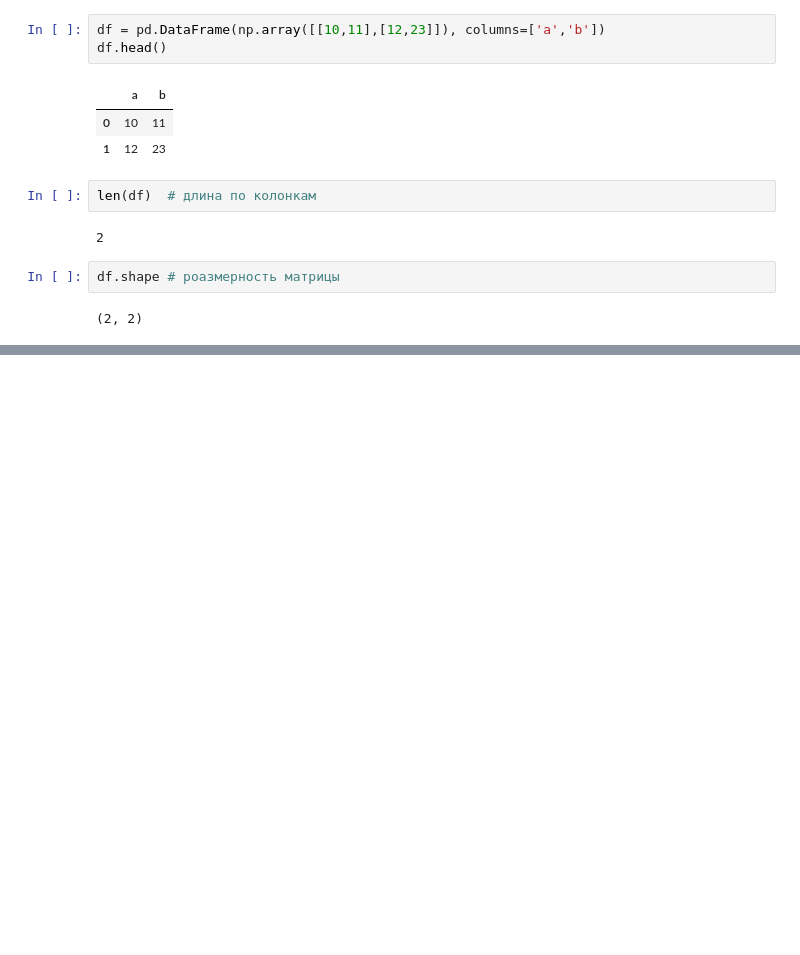
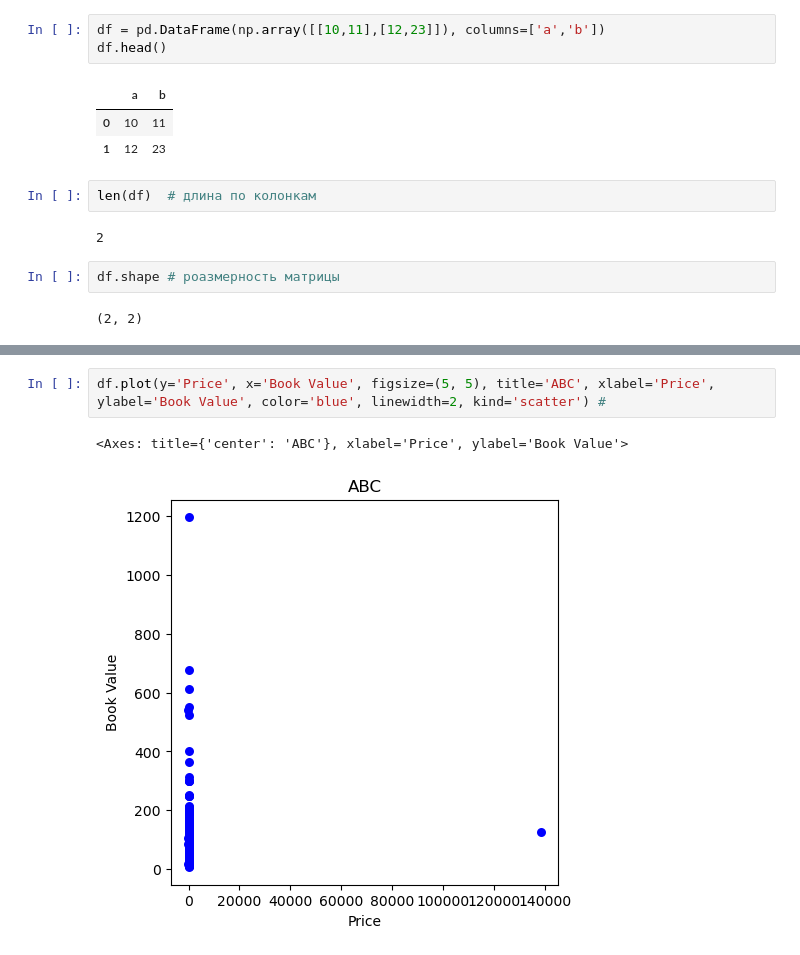
Before and after one commit to SENATOROVAI/DataScience-Maxim, a Jupyter notebook: Python/Pandas as ass/pd6-df.ipynb, the cells around one changed output, grey strips where cells are left out. Drawn from its saved outputs; the diff is of its cells as text; blank space fills up the shorter version.

```diff
--- a/Python/Pandas as ass/pd6-df.ipynb
+++ b/Python/Pandas as ass/pd6-df.ipynb
@@ -38,0 +288,5 @@ df = pd.read_csv('https://raw.githubusercontent.com/SENATOROVAI/data2-pd/main/Da
+# %%
+df.plot(y='Price', x='Book Value', figsize=(5, 5), title='ABC', xlabel='Price', ylabel='Book Value', color='blue', linewidth=2, kind='scatter') #
+# %% [output]
+<Axes: title={'center': 'ABC'}, xlabel='Price', ylabel='Book Value'>
+[figure, added]
```
Also changed, not shown: parts of 32 cells of this notebook, 10 other files.
